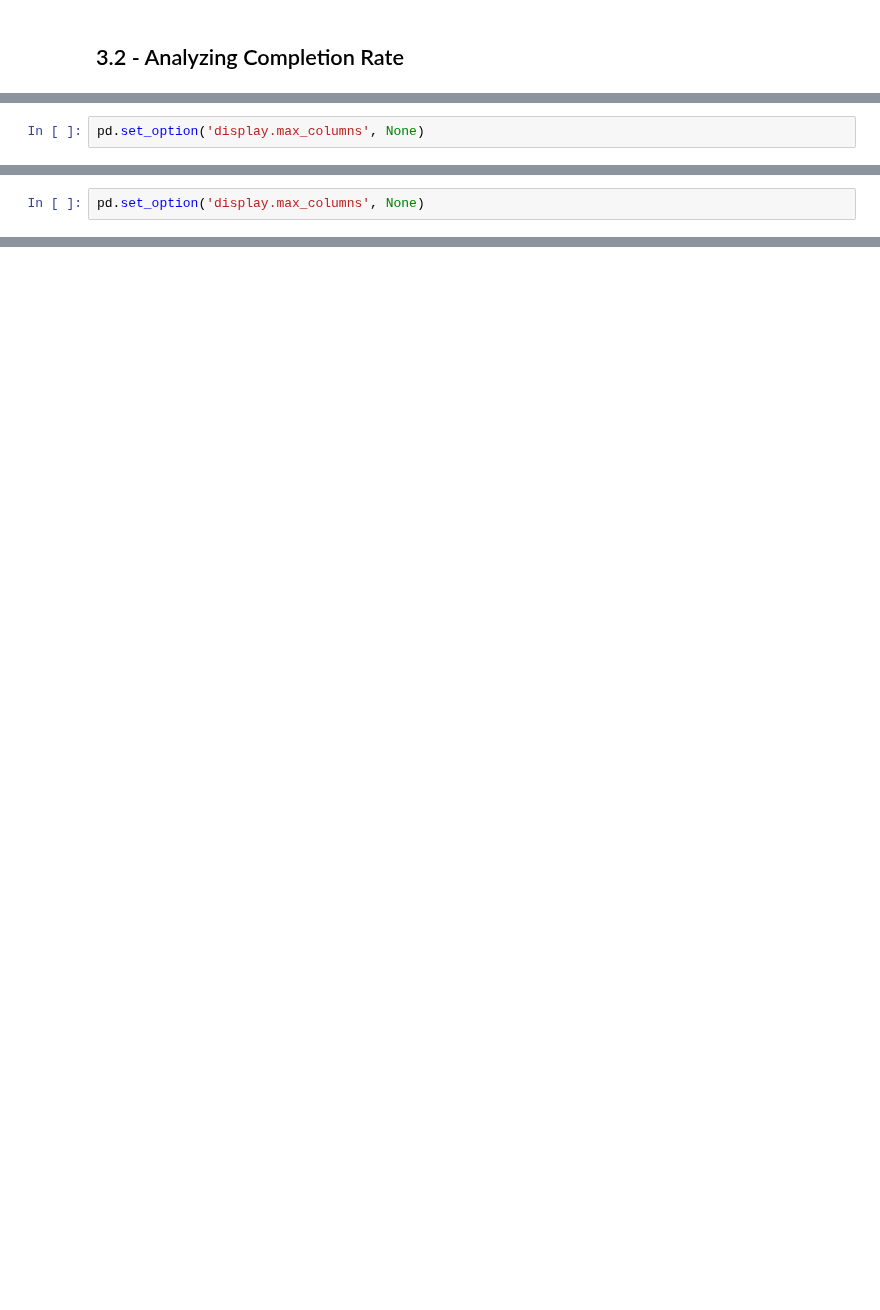
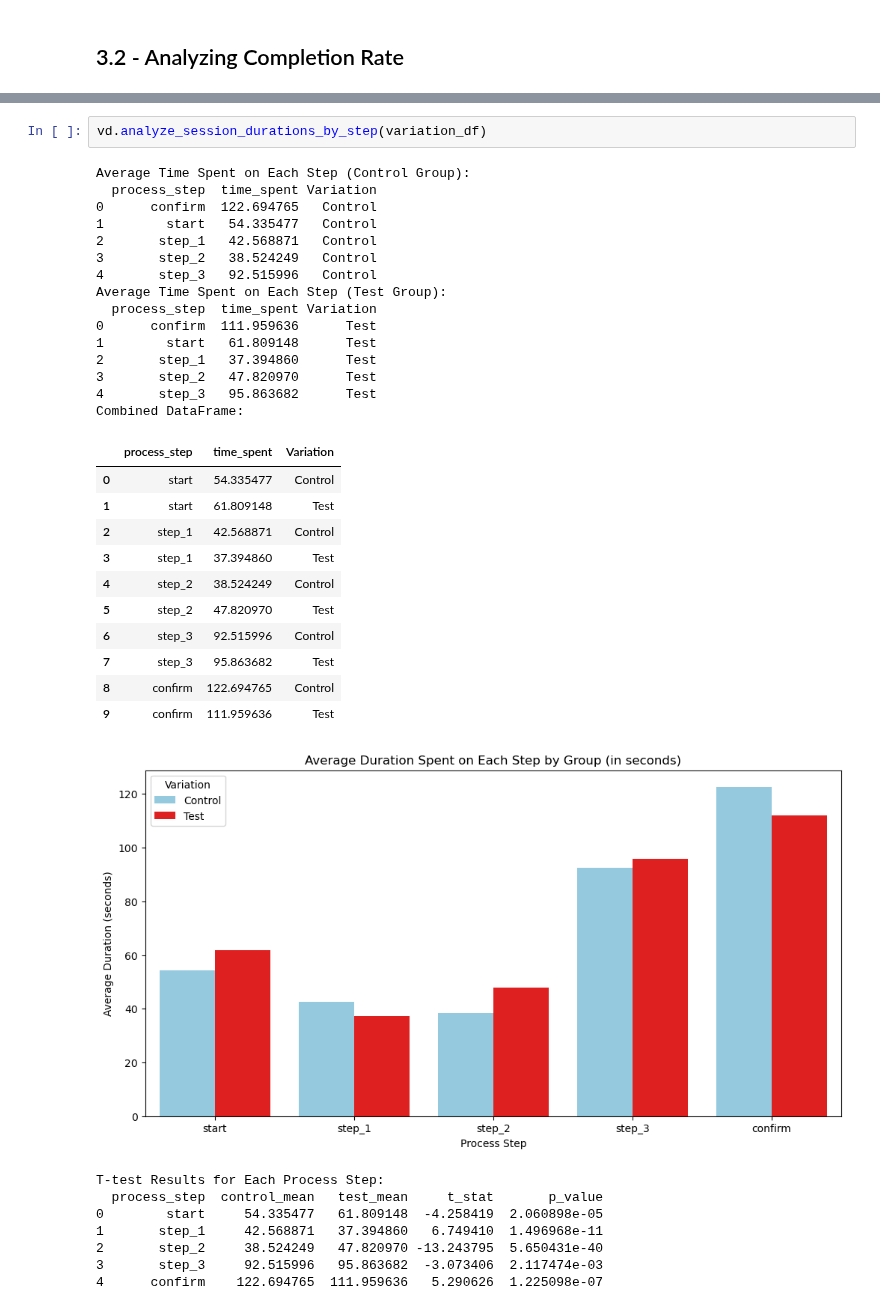
Before and after one commit to Josepdmo/PROJECT2, a Jupyter notebook: Main (functions).ipynb, the cells around one changed output, grey strips where cells are left out. Saved outputs shown, nothing was run; the diff lists cells and outputs as text; blank space fills up the shorter version.

```diff
--- a/Main (functions).ipynb
+++ b/Main (functions).ipynb
@@ -627,2 +420,0 @@ variation_df['step_index'] = variation_df['process_step'].map(mapping)
-# %%
-pd.set_option('display.max_columns', None)
@@ -631,2 +420,0 @@ variation_df.sort_values(by=['visit_id', 'date_time'])
-# %%
-pd.set_option('display.max_columns', None)
@@ -763,0 +472,37 @@ THE KPIS ARE : Completion rate, error rate, time spent.
+# %%
+vd.analyze_session_durations_by_step(variation_df)
+# %% [output]
+Average Time Spent on Each Step (Control Group):
+  process_step  time_spent Variation
+0      confirm  122.694765   Control
+1        start   54.335477   Control
+2       step_1   42.568871   Control
+3       step_2   38.524249   Control
+4       step_3   92.515996   Control
+Average Time Spent on Each Step (Test Group):
+  process_step  time_spent Variation
+0      confirm  111.959636      Test
+1        start   61.809148      Test
+2       step_1   37.394860      Test
+3       step_2   47.820970      Test
+4       step_3   95.863682      Test
+Combined DataFrame:
+|  | process_step | time_spent | Variation |
+| 0 | start | 54.335477 | Control |
+| 1 | start | 61.809148 | Test |
+| 2 | step_1 | 42.568871 | Control |
+| 3 | step_1 | 37.394860 | Test |
+| 4 | step_2 | 38.524249 | Control |
+| 5 | step_2 | 47.820970 | Test |
+| 6 | step_3 | 92.515996 | Control |
+| 7 | step_3 | 95.863682 | Test |
+| 8 | confirm | 122.694765 | Control |
+| 9 | confirm | 111.959636 | Test |
+[figure, added]
+T-test Results for Each Process Step:
+  process_step  control_mean   test_mean     t_stat       p_value
+0        start     54.335477   61.809148  -4.258419  2.060898e-05
+1       step_1     42.568871   37.394860   6.749410  1.496968e-11
+2       step_2     38.524249   47.820970 -13.243795  5.650431e-40
+3       step_3     92.515996   95.863682  -3.073406  2.117474e-03
+4      confirm    122.694765  111.959636   5.290626  1.225098e-07
```
Also changed, not shown: parts of 60 cells of this notebook, 3 other files.
